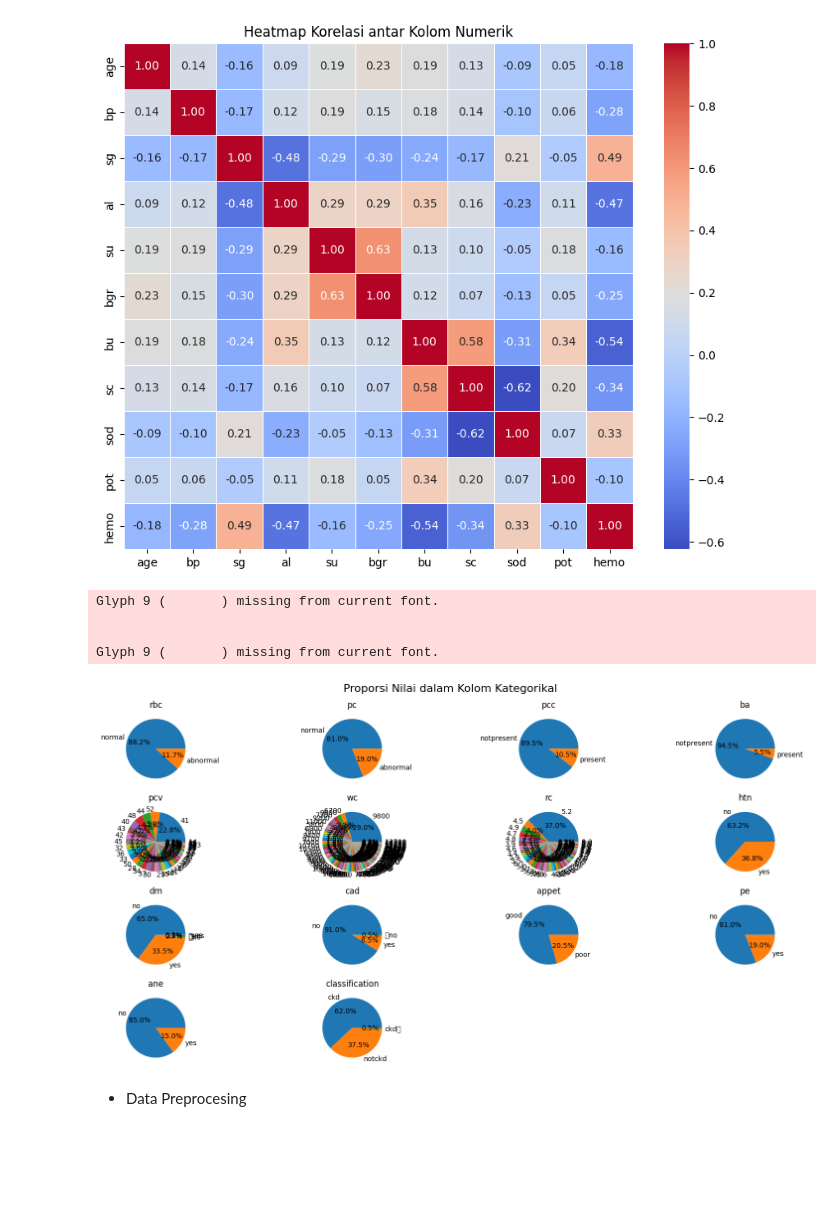
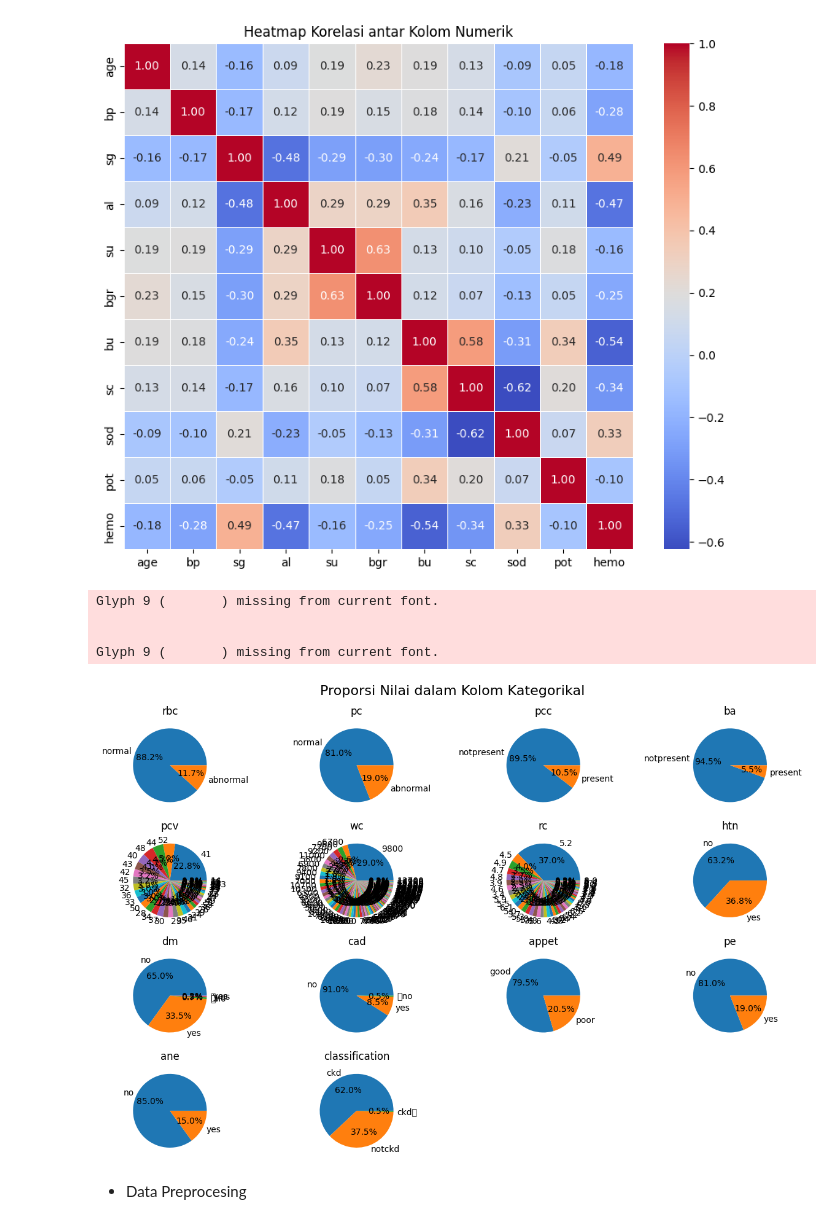
Before and after one commit to Jadoeltea/prediksi-batu-ginjal, a Jupyter notebook: UAS_ML1_231352002_Irfan_Zulkarnaen_ID3.ipynb, the cells around one changed output. Saved outputs shown, nothing was run; the diff lists cells and outputs as text; code cells hidden in the pictures; blank space fills up the shorter version.

```diff
--- a/UAS_ML1_231352002_Irfan_Zulkarnaen_ID3.ipynb
+++ b/UAS_ML1_231352002_Irfan_Zulkarnaen_ID3.ipynb
@@ -194,22 +198,22 @@ plt.show()
 # %% [output]
 [figure]
 # %%
-plt.figure(figsize=(16, 8))
+plt.figure(figsize=(12, 8))
 
 for i, column in enumerate(catgcols, 1):
     plt.subplot(4, 4, i)
     value_counts = data[column].value_counts()
     plt.pie(value_counts, labels=value_counts.index, autopct='%1.1f%%')
     plt.title(column)
 plt.suptitle('Proporsi Nilai dalam Kolom Kategorikal', fontsize=16)
 plt.tight_layout()
 plt.show()
 # %% [output]
 Glyph 9 (       ) missing from current font.
 
 
 Glyph 9 (       ) missing from current font.
-[figure, old version]
+[figure, new version]
 # %% [markdown]
 - Data Preprocesing
 # %%
```
Also changed, not shown: parts of 13 cells of this notebook.
